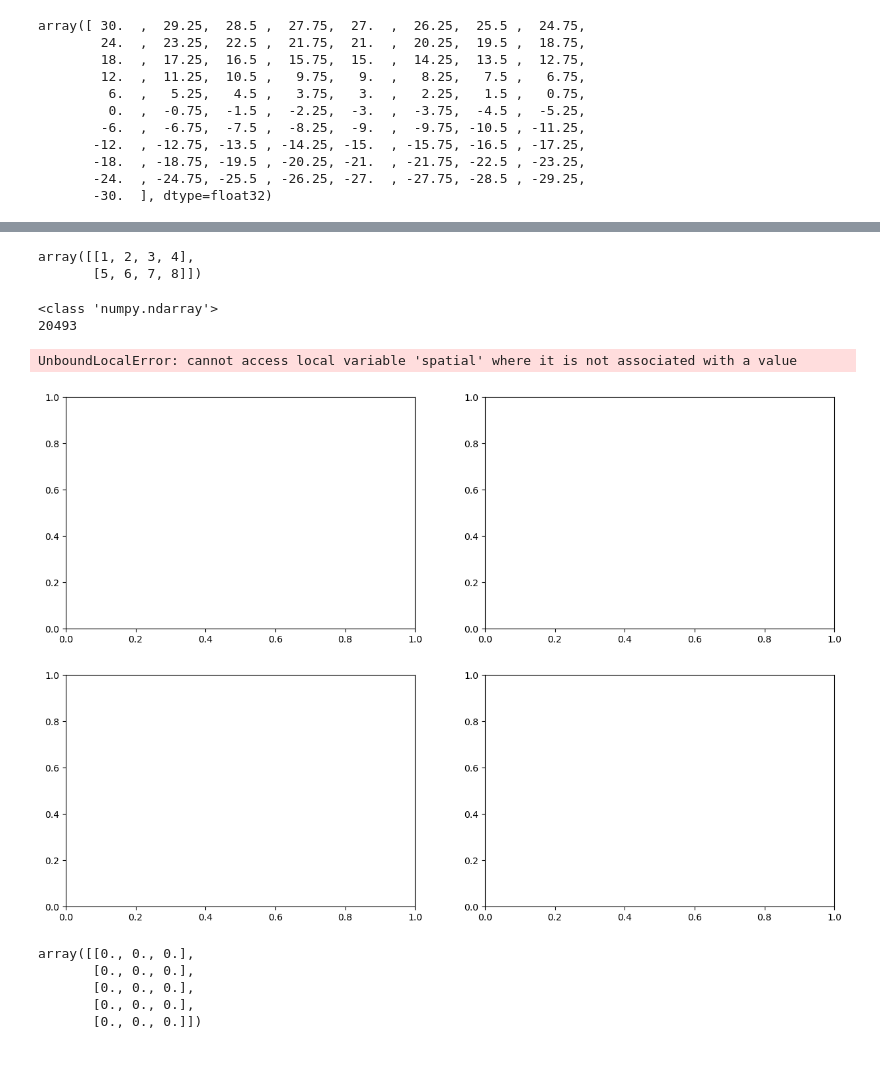
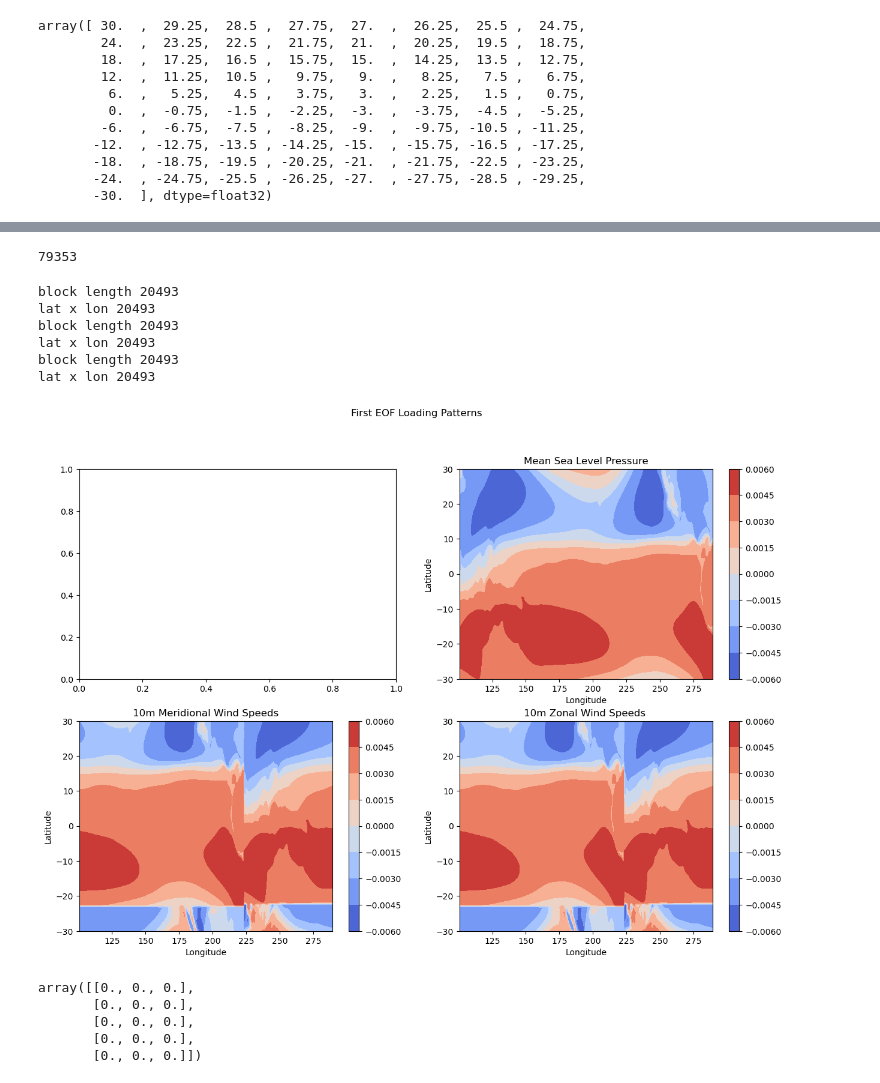
Before and after one commit to anya-gray/Climatology, a Jupyter notebook: SeaCoordinates.ipynb, the cells around one changed output, grey strips where cells are left out. Drawn from its saved outputs; the diff is of its cells as text; code cells hidden in the pictures.

```diff
--- a/SeaCoordinates.ipynb
+++ b/SeaCoordinates.ipynb
@@ -238,16 +238,17 @@ msl_red = msl.sel(**region)
 u10_red = u10.sel(**region)
 v10_red = v10.sel(**region)
 # %%
-# flatten spatial dimensions for all variables
-msl_flat = msl_red.stack(space=('latitude', 'longitude'))
-u10_flat = u10_red.stack(space=('latitude', 'longitude'))
-v10_flat = v10_red.stack(space=('latitude', 'longitude'))
+# flatten spatial dimensions for all variables, include rolling bi-monthly condensation
+msl_flat = msl_red.stack(space=('latitude', 'longitude')).rolling(time=2, center=True).mean()
+u10_flat = u10_red.stack(space=('latitude', 'longitude')).rolling(time=2, center=True).mean()
+v10_flat = v10_red.stack(space=('latitude', 'longitude')).rolling(time=2, center=True).mean()
 sst_flat = sst_red.stack(space=('latitude', 'longitude'))
 
 # Identify sea coordinates (non-NaN points in SST) across all time steps
 valid_points = ~sst_flat.isnull().any(dim='time')
+
 # Reduce SST to only valid (ocean) points
-sst_sea = sst_flat[:, valid_points]
+sst_sea = sst_flat[:, valid_points].rolling(time=2, center=True).mean()
 # sst_sea         # note reduced number of points in the space dimension
 # %%
 # saving some information for plotting later
@@ -315,7 +304,7 @@ data_matrix = combined_data.fillna(0).values       # should we be masking the Na
 solver = Eof(data_matrix)
 # %%
 # Compute 4 EOFs (spatial patterns) and 1 PC (time series)
-eofs = solver.eofs(neofs=4)
+eofs = solver.eofs(neofs=1)
 pcs = solver.pcs(npcs=1)
 # %%
 def plotTimeSeries():
@@ -386,12 +357,11 @@ Attributes:
 # %%
 t = np.array([ [1,2,3,4,5,6,7,8]]).reshape(2,4)
-t
+len(eofs[0])
 # %% [output]
-array([[1, 2, 3, 4],
-       [5, 6, 7, 8]])
+79353
 # %%
 # function to plot the loading patterns (contour maps) of the EOF analyses
-# INPUT: contours = list of information to be plotted, currently of length 3 but will be length 4 when sst is figured out
+# INPUT: loadings = eofs[0] output from the solver
 # TO DO: figure out how to get a colour map on each subplot
 def plot_loadingPatterns(loadings):
 
@@ -418,10 +388,10 @@ def plot_loadingPatterns(loadings):
               v10_red]
 
     # plot each of the loading patterns
-    for i in range(4):
+    for i in range(1,4):
 
         # look at this particular eof
-        eof_i = loadings[i]
+        eof_i = loadings
 
         # relevant number of points for the ith dataset
         numpoints_i = data[i]
@@ -450,38 +420,41 @@ def plot_loadingPatterns(loadings):
 
             # # reshape the block into loading pattern on physical coordinate grid of 30N-30S, 100E-70W
             # spatial = canvas
 
         else:
 
             # select the block of data corresponding to this variable
             start = data[i-1].shape[0]
             end = data[i-1].shape[0] + numpoints_i.shape[0]
             block = eof_i[start:end]
             print("block length", len(block))
             print("lat x lon", len(lat)*len(lon))
 
             # reshape the block into loading pattern on physical coordinate grid of 30N-30S, 100E-70W
             spatial = block.reshape( len(lat), len(lon) )
 
 
 
         # contour plot of the loading pattern
         T = ax[i].contourf(lon, lat, spatial, cmap='coolwarm')
         ax[i].set_title(names[i])
         ax[i].set_xlabel('Longitude')
         ax[i].set_ylabel('Latitude')
         plt.colorbar(T, ax=ax[i])
 
     # need to add a colourbar
     plt.suptitle("First EOF Loading Patterns")
     plt.show()
 
-plot_loadingPatterns(eofs)
+plot_loadingPatterns(eofs[0])
 # %% [output]
-<class 'numpy.ndarray'>
-20493
+block length 20493
+lat x lon 20493
+block length 20493
+lat x lon 20493
+block length 20493
+lat x lon 20493
-UnboundLocalError: cannot access local variable 'spatial' where it is not associated with a value
-[figure, old version]
+[figure, new version]
 # %%
 x = np.zeros([5,3])
 x
```
Also changed, not shown: parts of 3 cells of this notebook.
